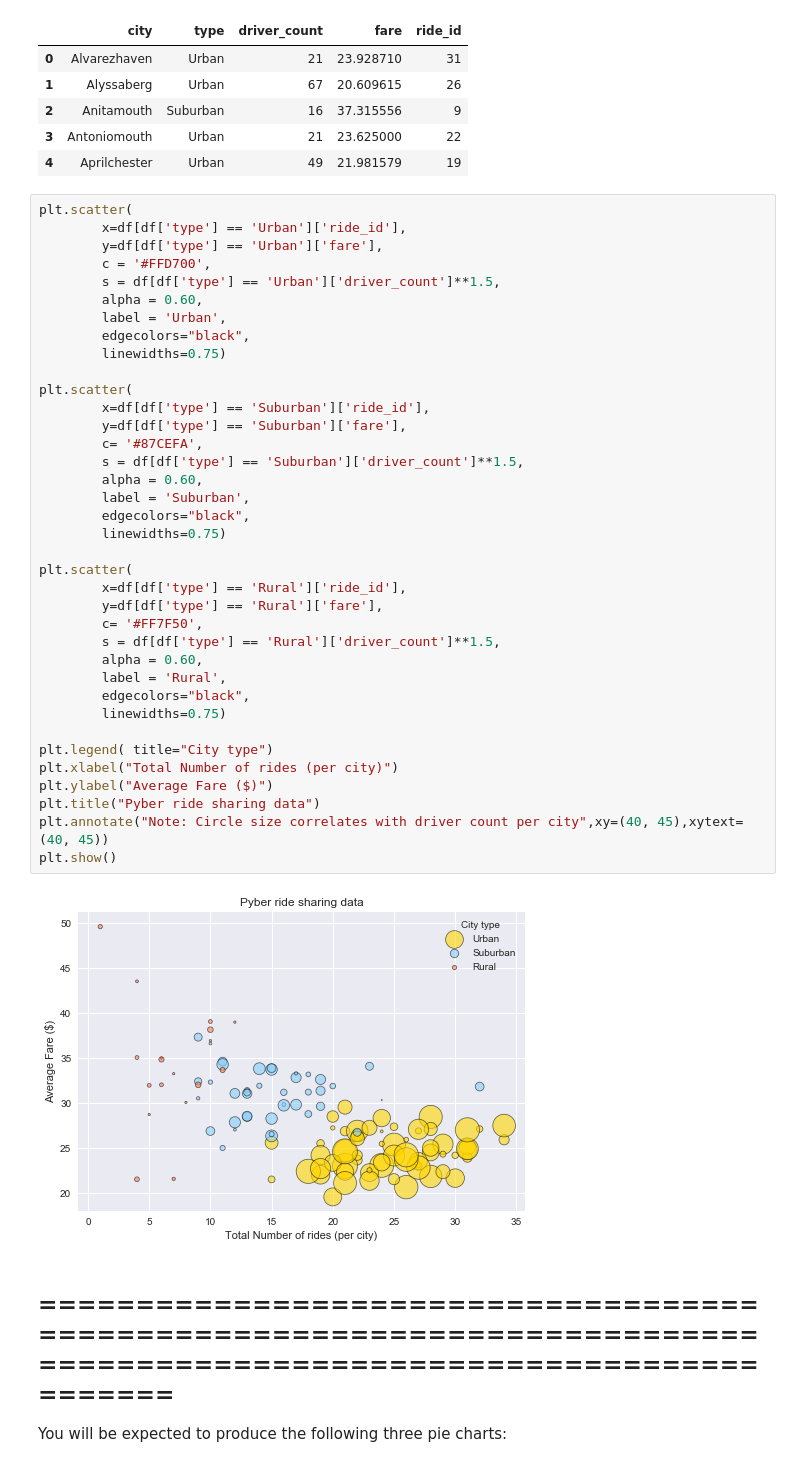
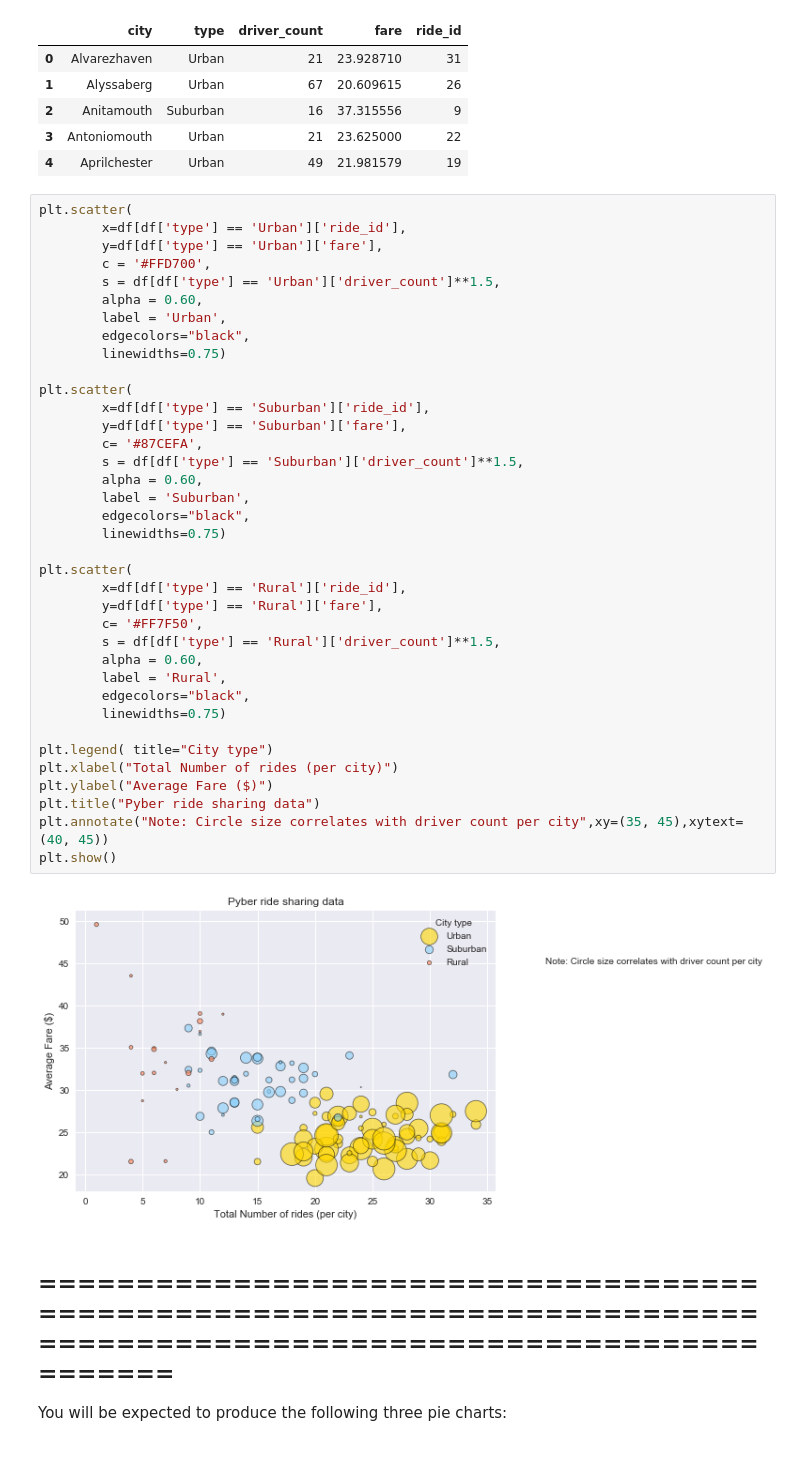
Before and after one commit to asela1982/utdatanalytics-wk5-hw-matplotlib, a Jupyter notebook: Pyber/Pyber.ipynb, the cells around one changed output. Cells and saved outputs as stored; diff of their text form.

```diff
--- a/Pyber/Pyber.ipynb
+++ b/Pyber/Pyber.ipynb
@@ -140,35 +140,35 @@ plt.scatter(
         label = 'Urban',
         edgecolors="black",
         linewidths=0.75)
 
 plt.scatter(
         x=df[df['type'] == 'Suburban']['ride_id'],
         y=df[df['type'] == 'Suburban']['fare'],
         c= '#87CEFA',
         s = df[df['type'] == 'Suburban']['driver_count']**1.5,
         alpha = 0.60,
         label = 'Suburban',
         edgecolors="black",
         linewidths=0.75)
 
 plt.scatter(
         x=df[df['type'] == 'Rural']['ride_id'],
         y=df[df['type'] == 'Rural']['fare'],
         c= '#FF7F50',
         s = df[df['type'] == 'Rural']['driver_count']**1.5,
         alpha = 0.60,
         label = 'Rural',
         edgecolors="black",
         linewidths=0.75)
 
 plt.legend( title="City type")
 plt.xlabel("Total Number of rides (per city)")
 plt.ylabel("Average Fare ($)")
 plt.title("Pyber ride sharing data")
-plt.annotate("Note: Circle size correlates with driver count per city",xy=(40, 45),xytext=(40, 45))
+plt.annotate("Note: Circle size correlates with driver count per city",xy=(35, 45),xytext=(40, 45))
 plt.show()
 # %% [output]
-[figure, old version]
+[figure, new version]
 # %% [markdown]
 ## ======================================================================================================================
  You will be expected to produce the following three pie charts:
```
Also changed, not shown: parts of 8 cells of this notebook.
